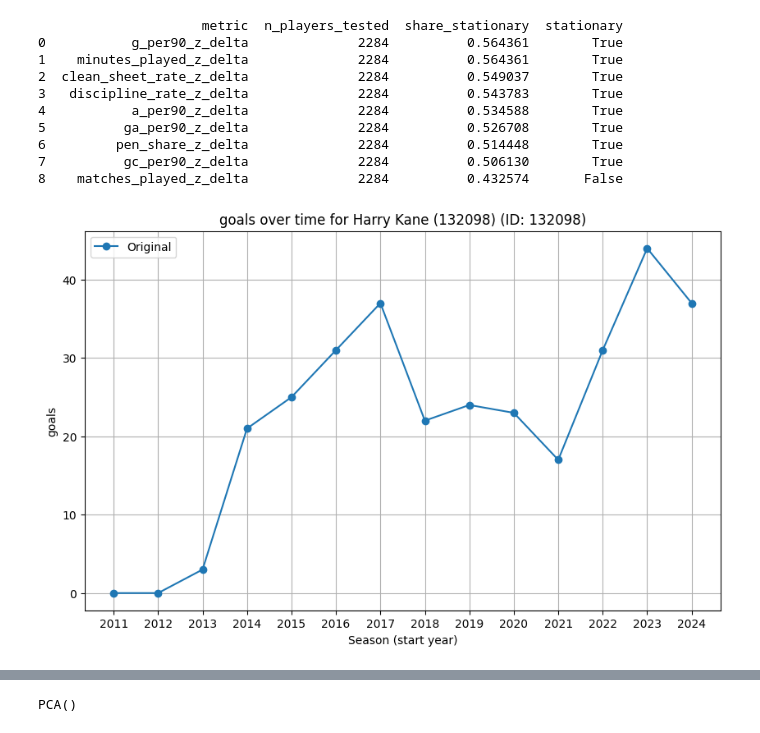
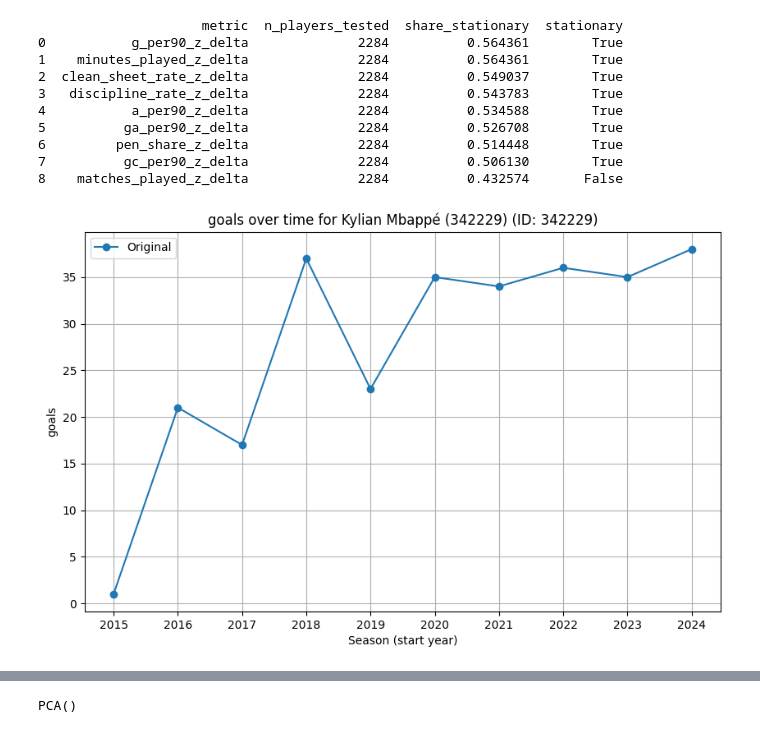
Before and after one commit to leokonma/Machine-learning, a Jupyter notebook: Dim_Reduc.ipynb, the cells around one changed output, grey strips where cells are left out. Saved outputs shown, nothing was run; the diff lists cells and outputs as text; code cells hidden in the pictures.

```diff
--- a/Dim_Reduc.ipynb
+++ b/Dim_Reduc.ipynb
@@ -227,9 +227,9 @@ def plot_player_metric(df, player_id, metric, season_col='season_name', name_col
     plt.legend()
     plt.show()
 # %%
-plot_player_metric(df_feats, player_id="132098", metric='goals')
+plot_player_metric(df_feats, player_id="342229", metric='goals')
 # %% [output]
-[figure, old version]
+[figure, new version]
 # %%
 df_num = df_feats.select_dtypes(include=[np.number]).drop(
     columns=['player_id', 'team_id'], errors='ignore'
```
